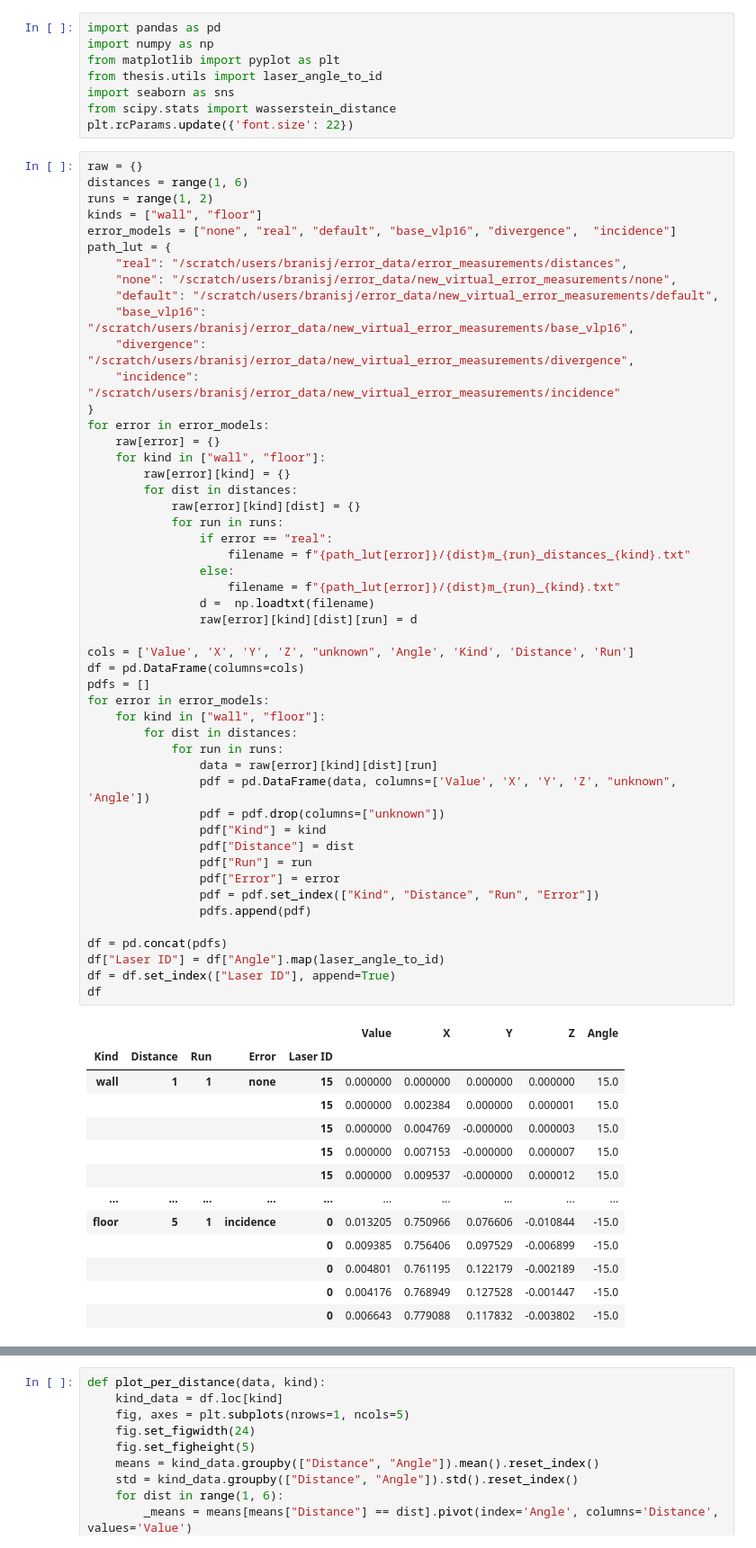
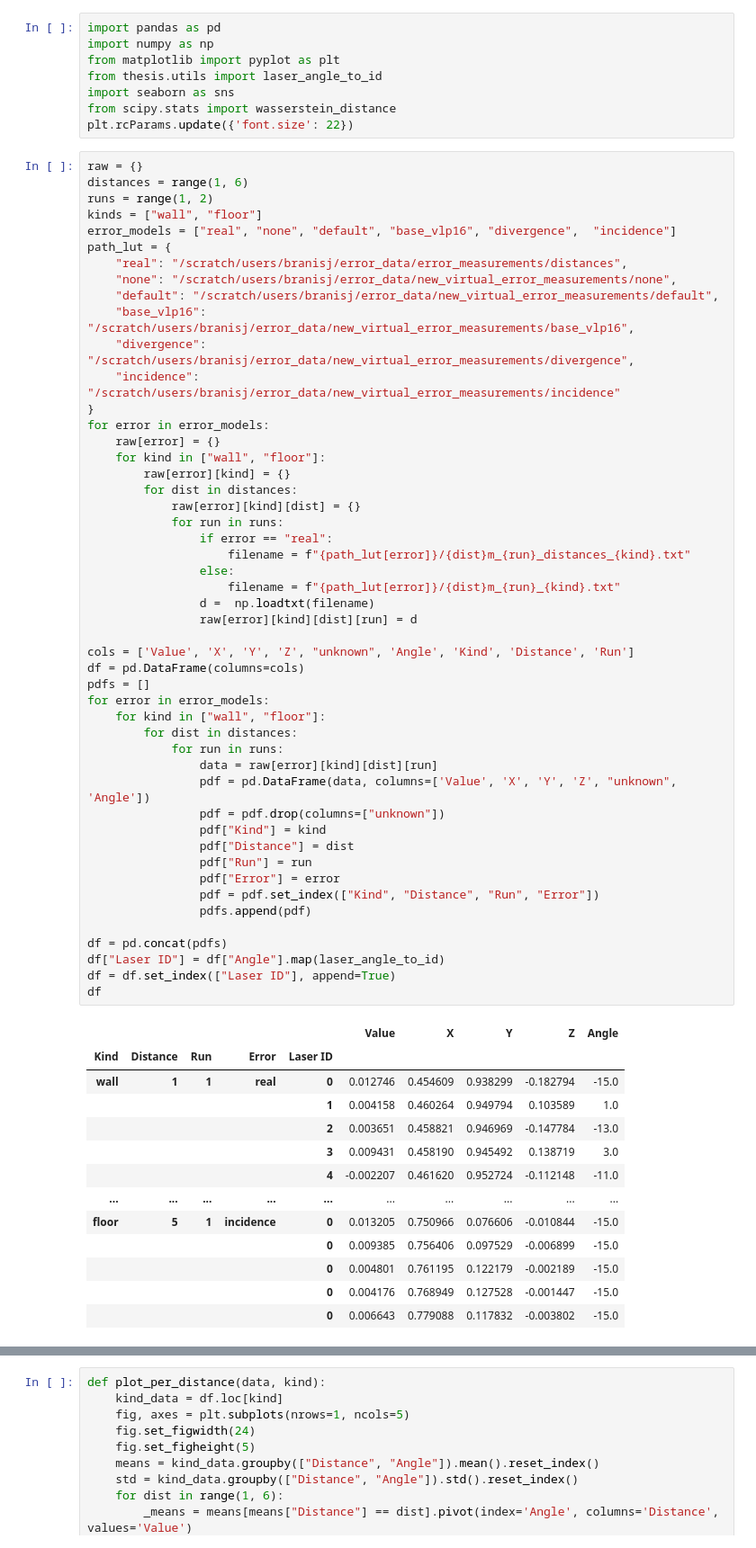
Before and after one commit to branislavjenco/thesis-code, a Jupyter notebook: using-pandas.ipynb, the cells around one changed output, grey strips where cells are left out. Shown: that part at 90% size. Saved outputs shown, nothing was run; the diff lists cells and outputs as text.

```diff
--- a/using-pandas.ipynb
+++ b/using-pandas.ipynb
@@ -11,7 +11,7 @@ raw = {}
 distances = range(1, 6)
 runs = range(1, 2)
 kinds = ["wall", "floor"]
-error_models = ["none", "real", "default", "base_vlp16", "divergence",  "incidence"]
+error_models = ["real", "none", "default", "base_vlp16", "divergence",  "incidence"]
 path_lut = {
     "real": "/scratch/users/branisj/error_data/error_measurements/distances",
     "none": "/scratch/users/branisj/error_data/new_virtual_error_measurements/none",
@@ -31,38 +31,38 @@ for error in error_models:
                     filename = f"{path_lut[error]}/{dist}m_{run}_distances_{kind}.txt"
                 else:
                     filename = f"{path_lut[error]}/{dist}m_{run}_{kind}.txt"
                 d =  np.loadtxt(filename)
                 raw[error][kind][dist][run] = d
 
 cols = ['Value', 'X', 'Y', 'Z', "unknown", 'Angle', 'Kind', 'Distance', 'Run']
 df = pd.DataFrame(columns=cols)
 pdfs = []
 for error in error_models:
     for kind in ["wall", "floor"]:
         for dist in distances:
             for run in runs:
                 data = raw[error][kind][dist][run]
                 pdf = pd.DataFrame(data, columns=['Value', 'X', 'Y', 'Z', "unknown", 'Angle'])
                 pdf = pdf.drop(columns=["unknown"])
                 pdf["Kind"] = kind
                 pdf["Distance"] = dist
                 pdf["Run"] = run
                 pdf["Error"] = error
                 pdf = pdf.set_index(["Kind", "Distance", "Run", "Error"])
                 pdfs.append(pdf)
 
 df = pd.concat(pdfs)
 df["Laser ID"] = df["Angle"].map(laser_angle_to_id)
 df = df.set_index(["Laser ID"], append=True)
 df
 # %% [output]
 |  |  |  |  |  | Value | X | Y | Z | Angle |
 | Kind | Distance | Run | Error | Laser ID |  |  |  |  |  |
-| wall | 1 | 1 | none | 15 | 0.000000 | 0.000000 | 0.000000 | 0.000000 | 15.0 |
-|  |  |  |  | 15 | 0.000000 | 0.002384 | 0.000000 | 0.000001 | 15.0 |
-|  |  |  |  | 15 | 0.000000 | 0.004769 | -0.000000 | 0.000003 | 15.0 |
-|  |  |  |  | 15 | 0.000000 | 0.007153 | -0.000000 | 0.000007 | 15.0 |
-|  |  |  |  | 15 | 0.000000 | 0.009537 | -0.000000 | 0.000012 | 15.0 |
+| wall | 1 | 1 | real | 0 | 0.012746 | 0.454609 | 0.938299 | -0.182794 | -15.0 |
+|  |  |  |  | 1 | 0.004158 | 0.460264 | 0.949794 | 0.103589 | 1.0 |
+|  |  |  |  | 2 | 0.003651 | 0.458821 | 0.946969 | -0.147784 | -13.0 |
+|  |  |  |  | 3 | 0.009431 | 0.458190 | 0.945492 | 0.138719 | 3.0 |
+|  |  |  |  | 4 | -0.002207 | 0.461620 | 0.952724 | -0.112148 | -11.0 |
 | ... | ... | ... | ... | ... | ... | ... | ... | ... | ... |
 | floor | 5 | 1 | incidence | 0 | 0.013205 | 0.750966 | 0.076606 | -0.010844 | -15.0 |
 |  |  |  |  | 0 | 0.009385 | 0.756406 | 0.097529 | -0.006899 | -15.0 |
```
Also changed, not shown: parts of 4 cells of this notebook, 3 other files.
